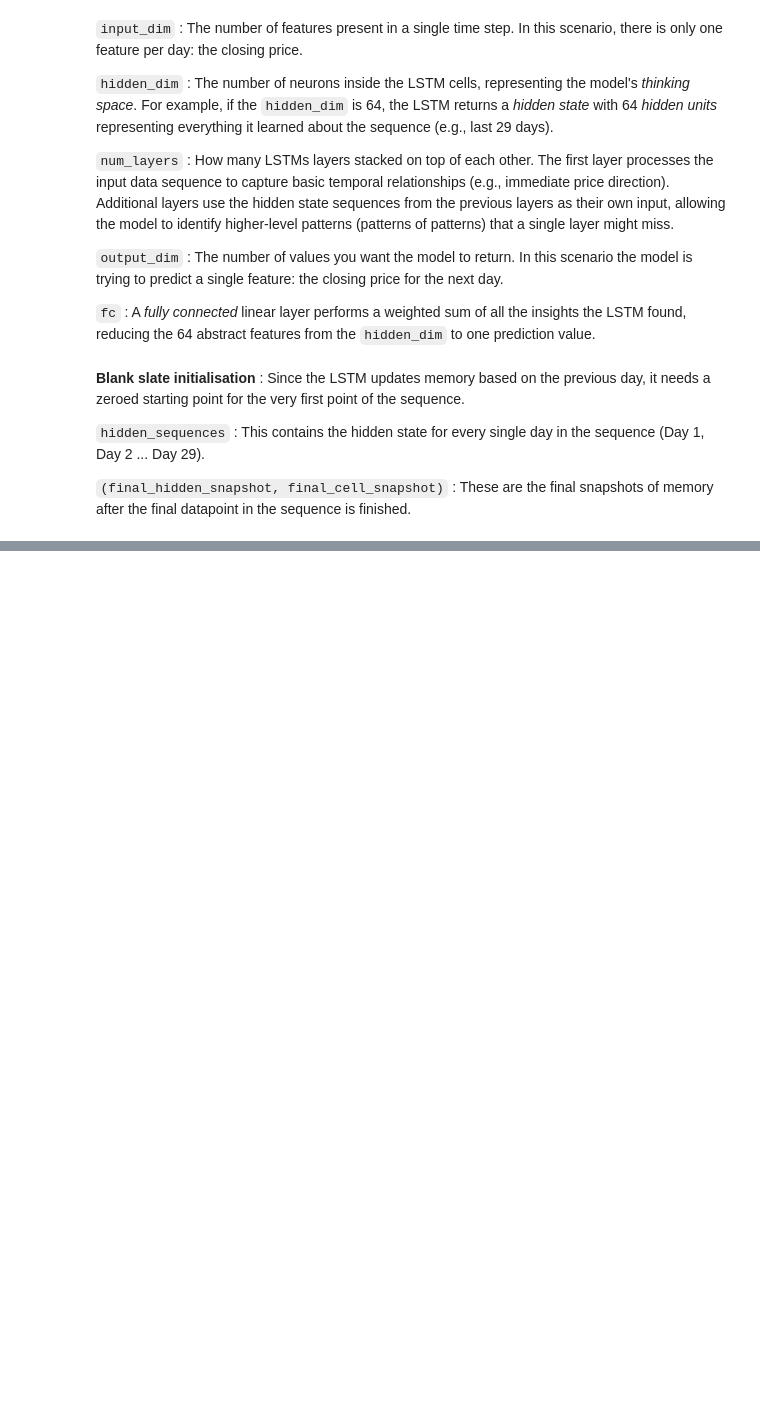
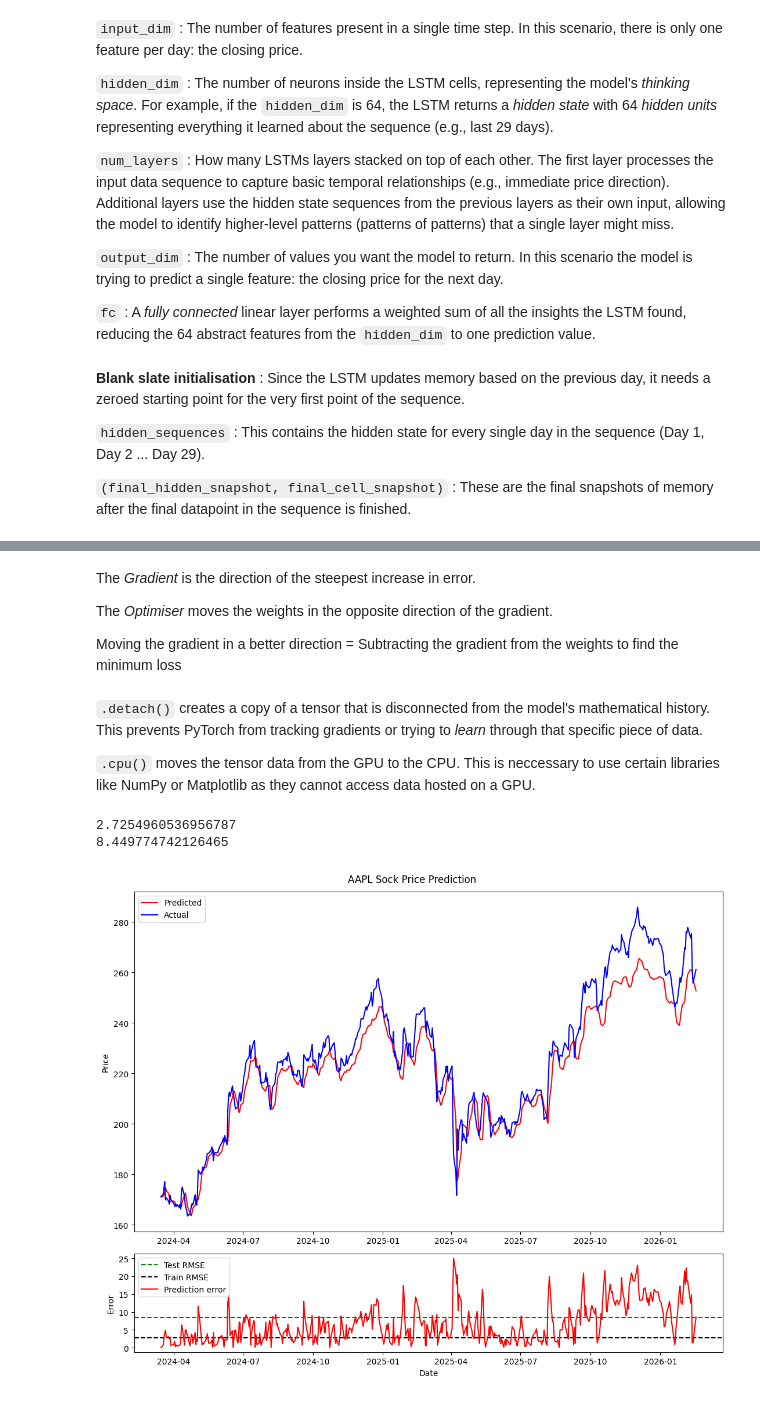
Before and after one commit to joanne-ev/personal-projects, a Jupyter notebook: stock-price-prediction/stock-price-prediction-lstm.ipynb, the cells around one changed output, grey strips where cells are left out. Cells and saved outputs as stored; diff of their text form; code cells hidden in the pictures; blank space fills up the shorter version.

Commit message:
Predicted on test data with trained model; Evaluated the trained model

```diff
--- a/stock-price-prediction/stock-price-prediction-lstm.ipynb
+++ b/stock-price-prediction/stock-price-prediction-lstm.ipynb
@@ -72,11 +73,11 @@ y_test = np.array(y_close[train_size: ])
 X_scaler = MinMaxScaler()
 y_scaler = MinMaxScaler()
 
-X_train_scaled = X_scaler.fit_transform(X_train)
-X_test_scaled = X_scaler.transform(X_test)
+X_train_scaled = X_scaler.fit_transform(X_train_np)
+X_test_scaled = X_scaler.transform(X_test_np)
 
-y_train_scaled = y_scaler.fit_transform(y_train)
-y_test_scaled = y_scaler.transform(y_test)
+y_train_scaled = y_scaler.fit_transform(y_train_np)
+y_test_scaled = y_scaler.transform(y_test_np)
 
 X_train_tensor = torch.from_numpy(X_train_scaled).type(torch.Tensor).to(device)
 y_train_tensor = torch.from_numpy(y_train_scaled).type(torch.Tensor).to(device)
@@ -189,0 +209,6 @@ Epoch 175 | Loss : 0.000426529033575207
+# %% [markdown]
+The *Gradient* is the direction of the steepest increase in error.
+
+The *Optimiser* moves the weights in the opposite direction of the gradient.
+
+Moving the gradient in a better direction = Subtracting the gradient from the weights to find the minimum loss
@@ -189,0 +227,47 @@ Epoch 175 | Loss : 0.000426529033575207
+# %% [markdown]
+`.detach()` creates a copy of a tensor that is disconnected from the model's mathematical history. This prevents PyTorch from tracking gradients or trying to *learn* through that specific piece of data.
+
+`.cpu()` moves the tensor data from the GPU to the CPU. This is neccessary to use certain libraries like NumPy or Matplotlib as they cannot access data hosted on a GPU.
+# %%
+# Evaluating the model
+
+train_rmse = root_mean_squared_error(y_train, y_train_pred)
+test_rmse = root_mean_squared_error(y_test, y_test_pred)
+
+print(
+    train_rmse,
+    test_rmse,
+    sep='\n'
+)
+# %% [output]
+2.7254960536956787
+8.449774742126465
+# %%
+y_test_date = data.iloc[-len(y_test): , 0]
+
+fig = plt.figure(figsize=(11, 9))
+gs = fig.add_gridspec(4, 1)
+
+ax1 = fig.add_subplot(gs[0:3, 0])
+ax1.plot(y_test_date, y_test_pred, color='red', label='Predicted')
+ax1.plot(y_test_date, y_test, color='blue', label='Actual')
+ax1.set(
+    # xlabel = "Date",
+    ylabel = "Price"
+)
+ax1.legend(loc='upper left')
+
+ax2 = fig.add_subplot(gs[3, 0])
+ax2.axhline(test_rmse, color='green', linestyle='--', label='Test RMSE')
+ax2.axhline(train_rmse, color='black', linestyle='--', label='Train RMSE')
+ax2.plot(y_test_date, abs(y_test - y_test_pred), color='red', label='Prediction error')
+ax2.set(
+    xlabel = "Date",
+    ylabel = "Error"
+)
+ax2.legend()
+
+plt.suptitle(f"{ticker} Sock Price Prediction")
+plt.tight_layout()
+# %% [output]
+[figure, added]
```
Also changed, not shown: parts of 6 cells of this notebook.
